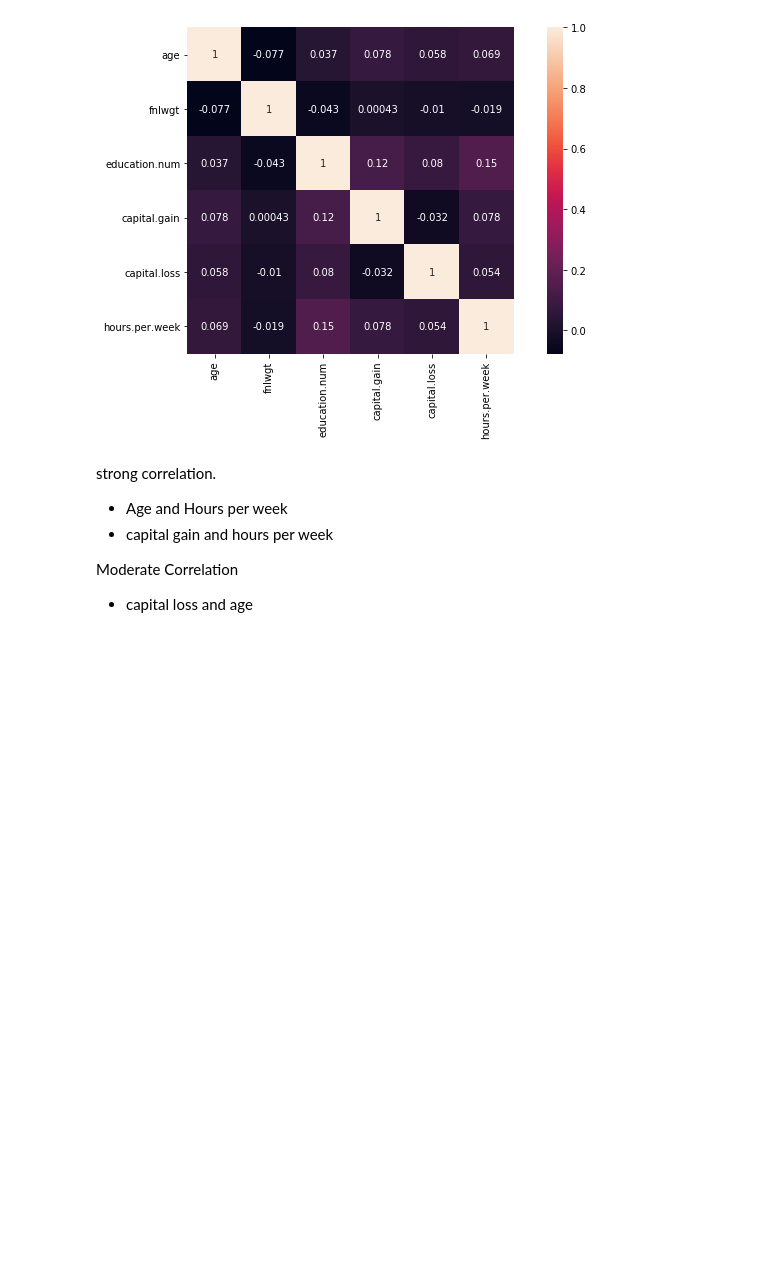
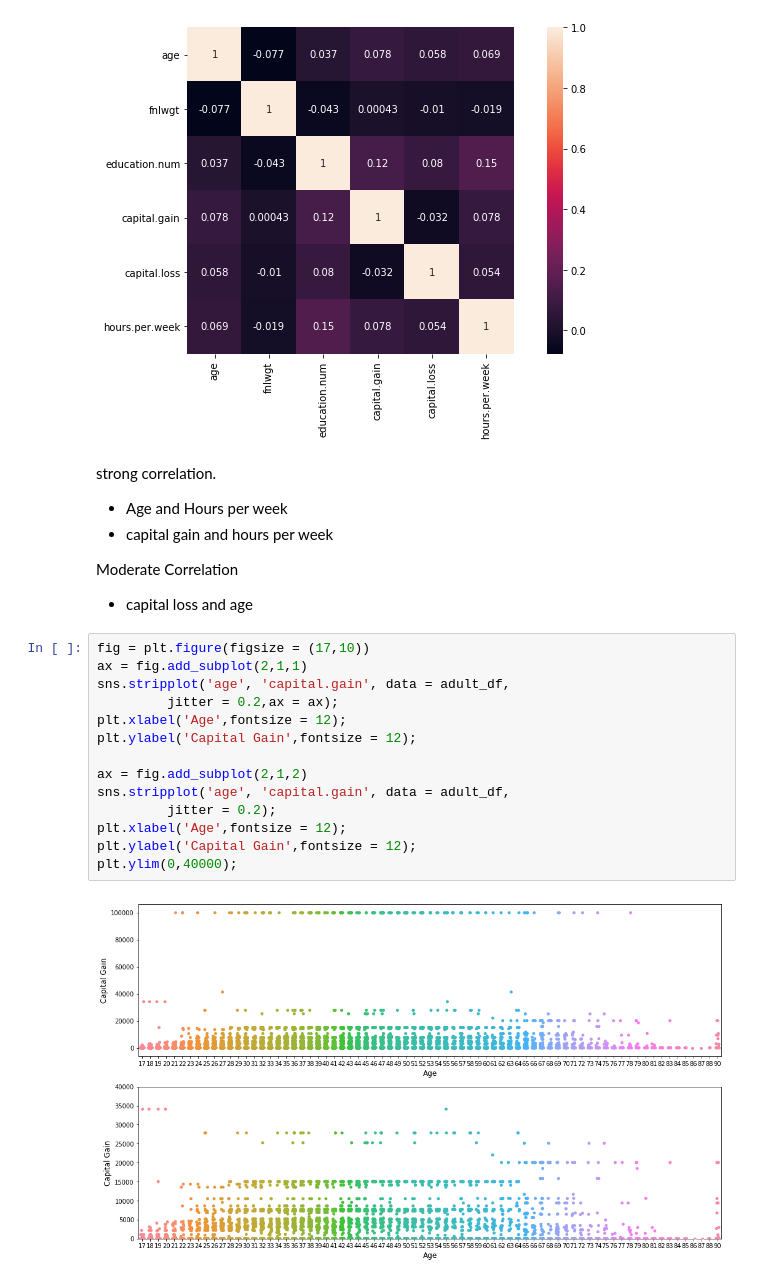
Before and after one commit to katreparitosh/Income-Predictor-Model, a Jupyter notebook: adultcensus1.ipynb, the cells around one changed output. Saved outputs shown, nothing was run; the diff lists cells and outputs as text; blank space fills up the shorter version.

```diff
--- a/adultcensus1.ipynb
+++ b/adultcensus1.ipynb
@@ -375,3 +375,19 @@ strong correlation.
 Moderate Correlation
 
 - capital loss and age
+# %%
+fig = plt.figure(figsize = (17,10))
+ax = fig.add_subplot(2,1,1)
+sns.stripplot('age', 'capital.gain', data = adult_df,
+         jitter = 0.2,ax = ax);
+plt.xlabel('Age',fontsize = 12);
+plt.ylabel('Capital Gain',fontsize = 12);
+
+ax = fig.add_subplot(2,1,2)
+sns.stripplot('age', 'capital.gain', data = adult_df,
+         jitter = 0.2);
+plt.xlabel('Age',fontsize = 12);
+plt.ylabel('Capital Gain',fontsize = 12);
+plt.ylim(0,40000);
+# %% [output]
+[figure, added]
```
